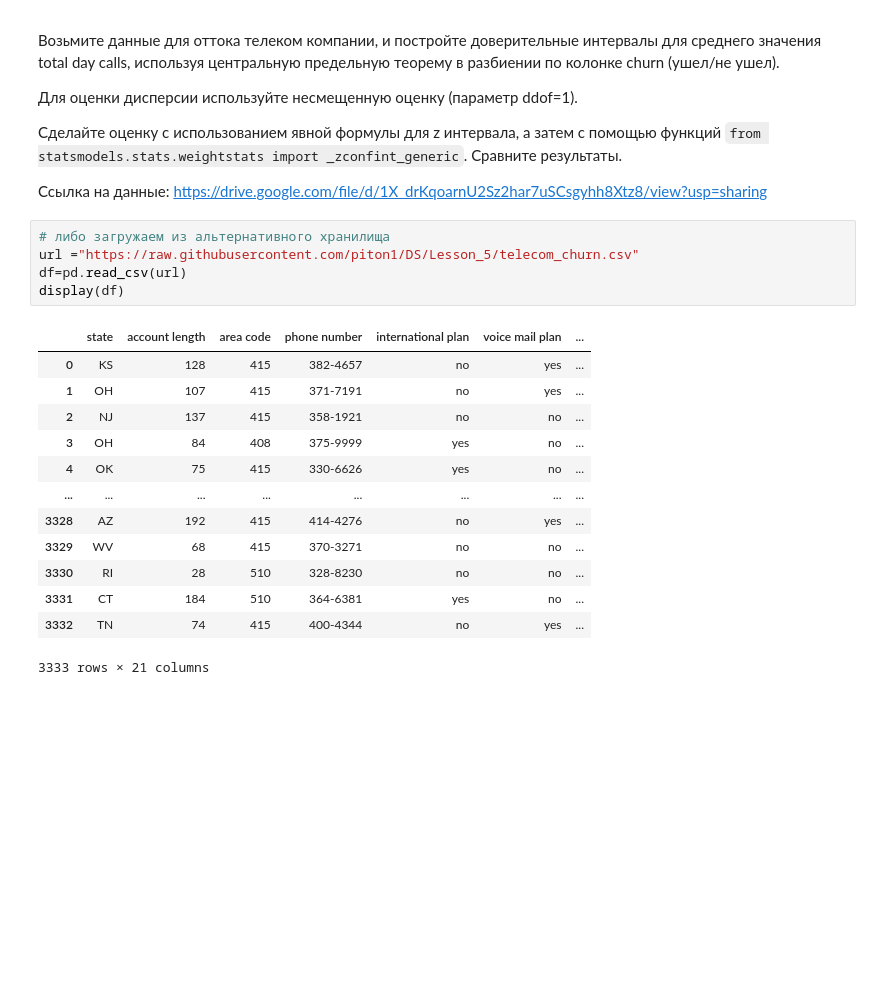
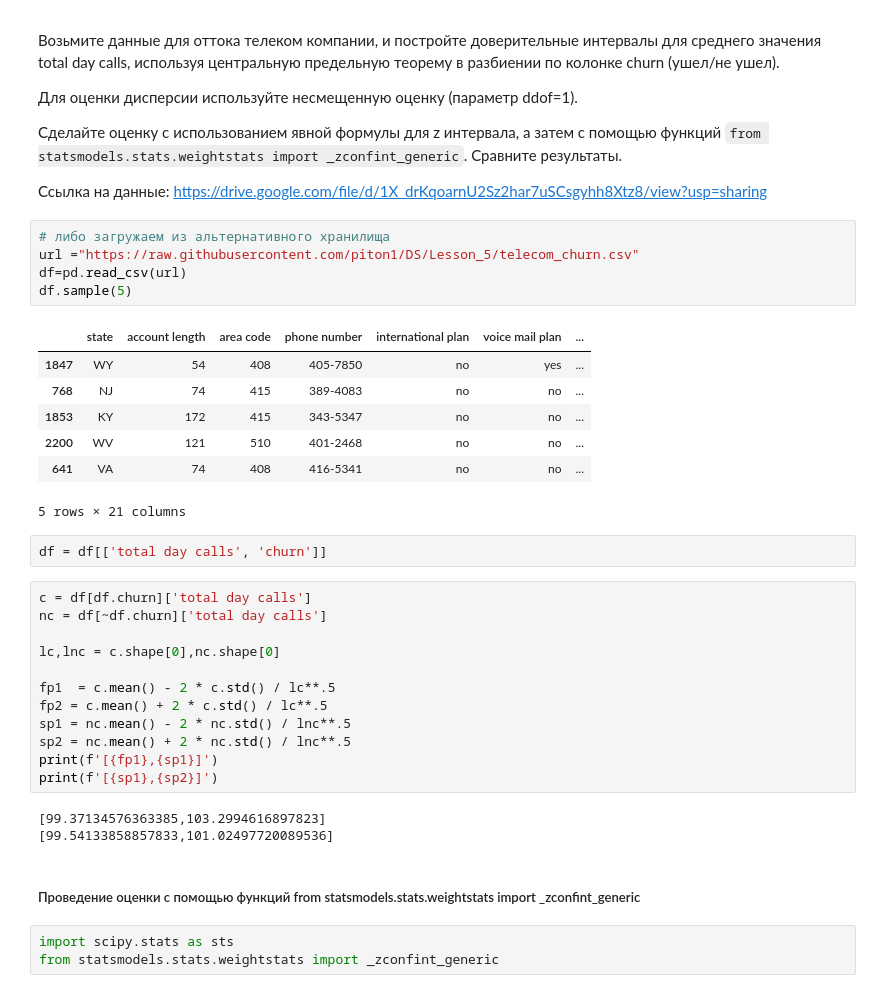
Before and after one commit to BroVadim/SBER_EDUCATION, a Jupyter notebook: HW4/hw4.ipynb, the cells around one changed output. Drawn from its saved outputs; the diff is of its cells as text; blank space fills up the shorter version.

```diff
--- a/HW4/hw4.ipynb
+++ b/HW4/hw4.ipynb
@@ -91,19 +75,35 @@ print(sample_var)
 # %%
 # либо загружаем из альтернативного хранилища
 url ="https://raw.githubusercontent.com/piton1/DS/Lesson_5/telecom_churn.csv"
 df=pd.read_csv(url)
-display(df)
+df.sample(5)
 # %% [output]
 |  | state | account length | area code | phone number | international plan | voice mail plan | ... |
-| 0 | KS | 128 | 415 | 382-4657 | no | yes | ... |
-| 1 | OH | 107 | 415 | 371-7191 | no | yes | ... |
-| 2 | NJ | 137 | 415 | 358-1921 | no | no | ... |
-| 3 | OH | 84 | 408 | 375-9999 | yes | no | ... |
-| 4 | OK | 75 | 415 | 330-6626 | yes | no | ... |
-| ... | ... | ... | ... | ... | ... | ... | ... |
-| 3328 | AZ | 192 | 415 | 414-4276 | no | yes | ... |
-| 3329 | WV | 68 | 415 | 370-3271 | no | no | ... |
-| 3330 | RI | 28 | 510 | 328-8230 | no | no | ... |
-| 3331 | CT | 184 | 510 | 364-6381 | yes | no | ... |
-| 3332 | TN | 74 | 415 | 400-4344 | no | yes | ... |
+| 1847 | WY | 54 | 408 | 405-7850 | no | yes | ... |
+| 768 | NJ | 74 | 415 | 389-4083 | no | no | ... |
+| 1853 | KY | 172 | 415 | 343-5347 | no | no | ... |
+| 2200 | WV | 121 | 510 | 401-2468 | no | no | ... |
+| 641 | VA | 74 | 408 | 416-5341 | no | no | ... |
-3333 rows × 21 columns
+5 rows × 21 columns
+# %%
+df = df[['total day calls', 'churn']]
+# %%
+c = df[df.churn]['total day calls']
+nc = df[~df.churn]['total day calls']
+
+lc,lnc = c.shape[0],nc.shape[0]
+
+fp1  = c.mean() - 2 * c.std() / lc**.5
+fp2 = c.mean() + 2 * c.std() / lc**.5
+sp1 = nc.mean() - 2 * nc.std() / lnc**.5
+sp2 = nc.mean() + 2 * nc.std() / lnc**.5
+print(f'[{fp1},{sp1}]')
+print(f'[{sp1},{sp2}]')
+# %% [output]
+[99.37134576363385,103.2994616897823]
+[99.54133858857833,101.02497720089536]
+# %% [markdown]
+##### Проведение оценки с помощью функций from statsmodels.stats.weightstats import _zconfint_generic
+# %%
+import scipy.stats as sts
+from statsmodels.stats.weightstats import _zconfint_generic
```
Also changed, not shown: parts of 15 cells of this notebook.
